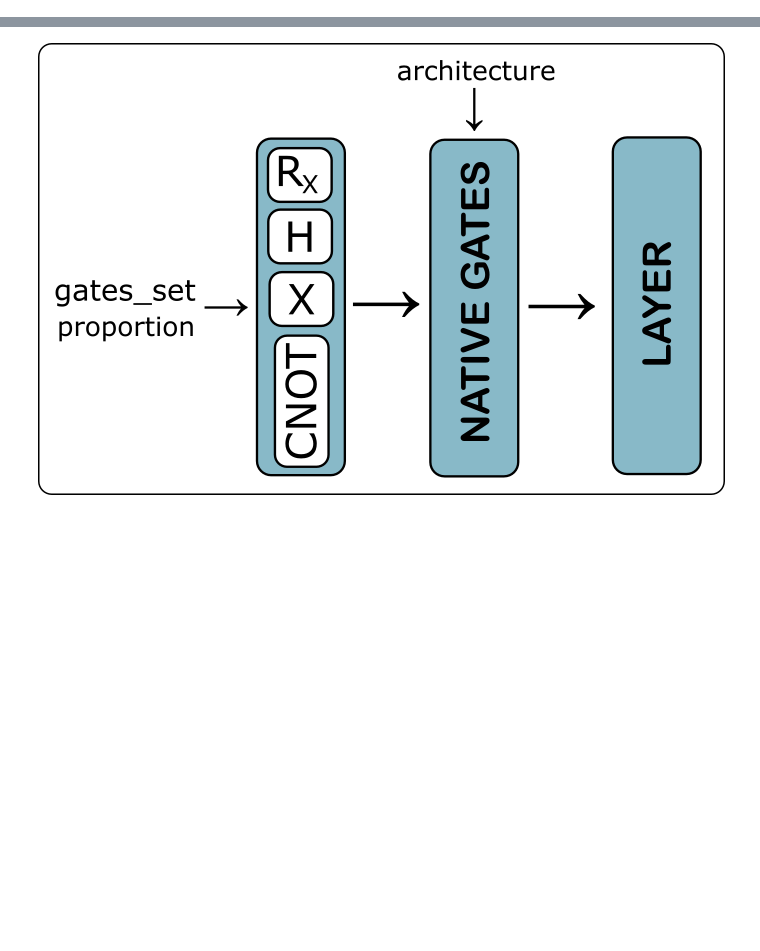
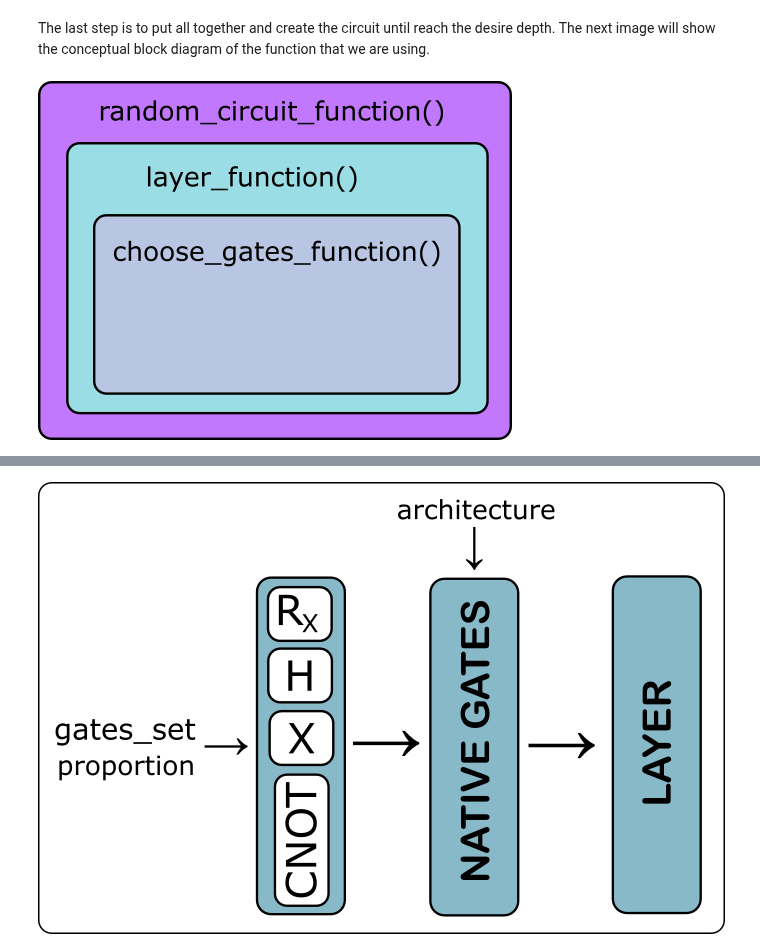
Before and after one commit to KevinJoven11/qosf_mentorship, a Jupyter notebook: QuGiHo_Document.ipynb, the cells around one changed output, grey strips where cells are left out. Saved outputs shown, nothing was run; the diff lists cells and outputs as text; code cells hidden in the pictures; blank space fills up the shorter version.

```diff
--- a/QuGiHo_Document.ipynb
+++ b/QuGiHo_Document.ipynb
@@ -18,0 +149,6 @@ Each layer correspond to...
+# %% [markdown]
+The last step is to put all together and create the circuit until reach the desire depth. The next image will show the conceptual block diagram of the function that we are using.
+# %%
+Image(filename="Images/final.png")
+# %% [output]
+[figure, added]
```
Also changed, not shown: parts of 32 cells of this notebook.
